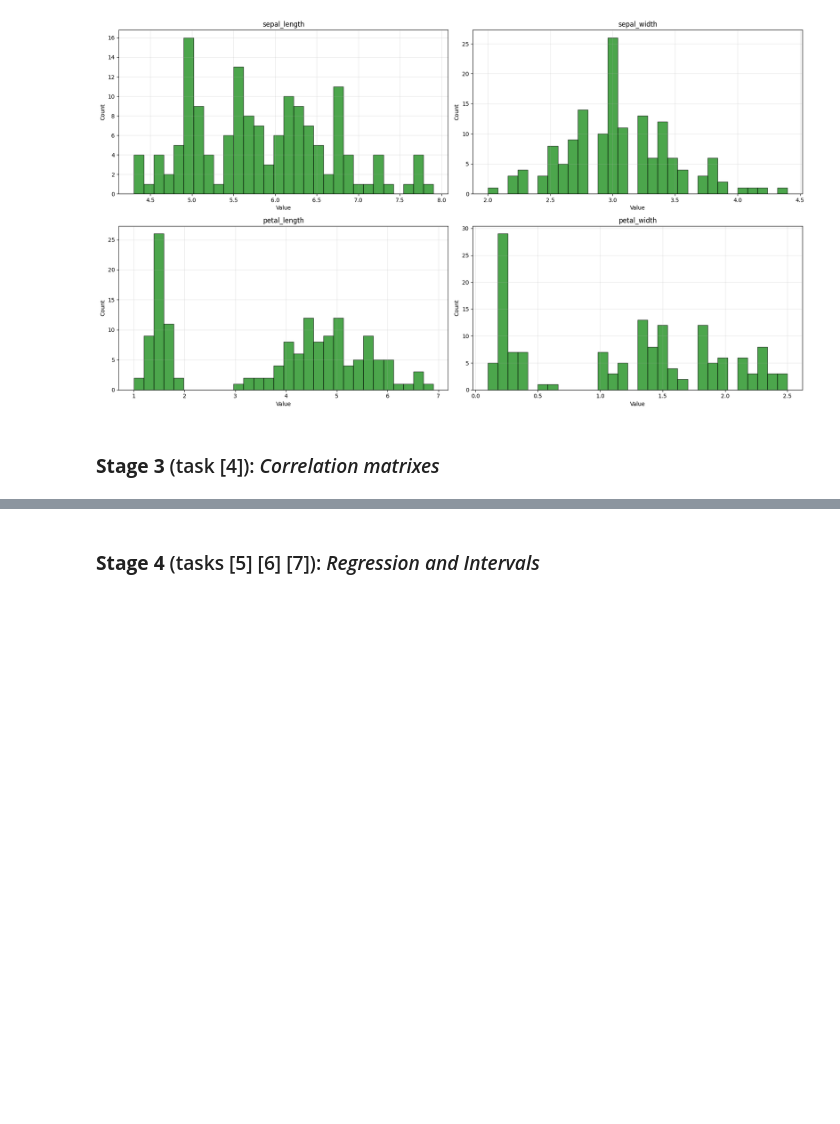
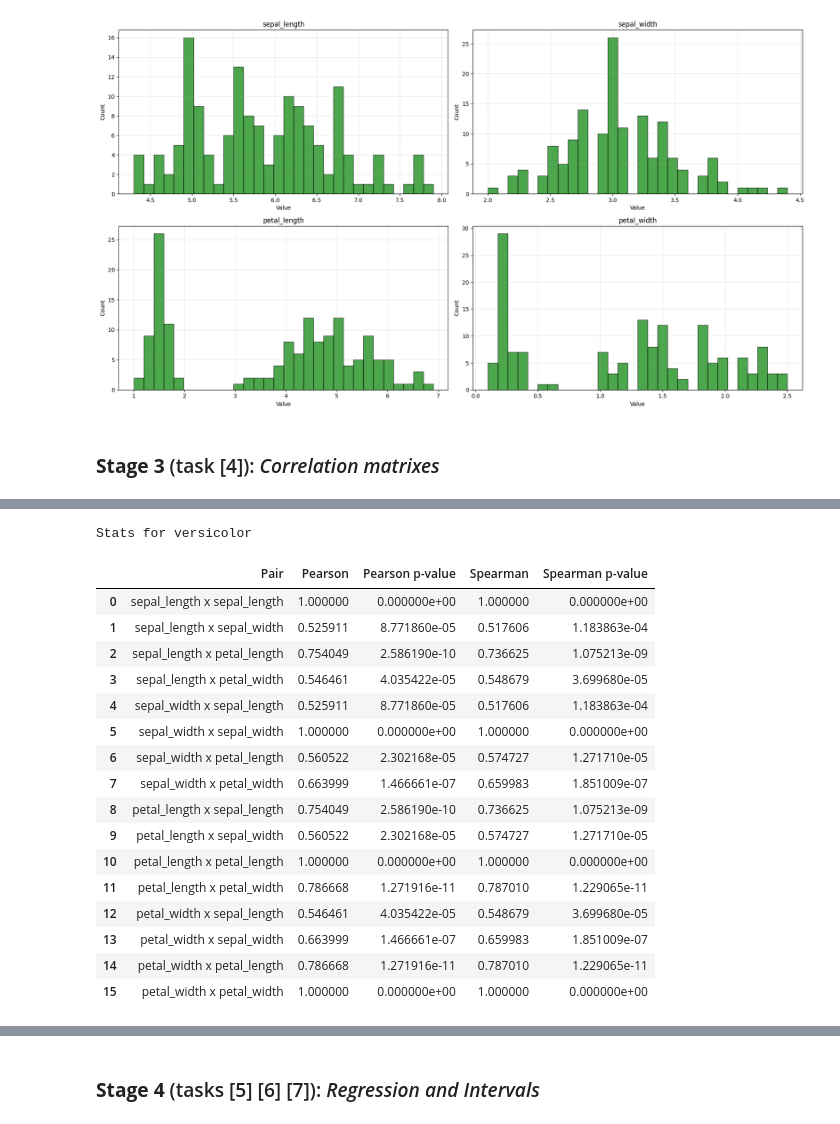
Before and after one commit to NoSignificantWorries/SDT, a Jupyter notebook: task1/task1.ipynb, the cells around one changed output, grey strips where cells are left out. Drawn from its saved outputs; the diff is of its cells as text; code cells hidden in the pictures; blank space fills up the shorter version.

```diff
--- a/task1/task1.ipynb
+++ b/task1/task1.ipynb
@@ -308,0 +386,22 @@ plotter.tight_layout()
+# %%
+print(f"Stats for {groups[2]}")
+all_data[2]
+# %% [output]
+Stats for versicolor
+|  | Pair | Pearson | Pearson p-value | Spearman | Spearman p-value |
+| 0 | sepal_length x sepal_length | 1.000000 | 0.000000e+00 | 1.000000 | 0.000000e+00 |
+| 1 | sepal_length x sepal_width | 0.525911 | 8.771860e-05 | 0.517606 | 1.183863e-04 |
+| 2 | sepal_length x petal_length | 0.754049 | 2.586190e-10 | 0.736625 | 1.075213e-09 |
+| 3 | sepal_length x petal_width | 0.546461 | 4.035422e-05 | 0.548679 | 3.699680e-05 |
+| 4 | sepal_width x sepal_length | 0.525911 | 8.771860e-05 | 0.517606 | 1.183863e-04 |
+| 5 | sepal_width x sepal_width | 1.000000 | 0.000000e+00 | 1.000000 | 0.000000e+00 |
+| 6 | sepal_width x petal_length | 0.560522 | 2.302168e-05 | 0.574727 | 1.271710e-05 |
+| 7 | sepal_width x petal_width | 0.663999 | 1.466661e-07 | 0.659983 | 1.851009e-07 |
+| 8 | petal_length x sepal_length | 0.754049 | 2.586190e-10 | 0.736625 | 1.075213e-09 |
+| 9 | petal_length x sepal_width | 0.560522 | 2.302168e-05 | 0.574727 | 1.271710e-05 |
+| 10 | petal_length x petal_length | 1.000000 | 0.000000e+00 | 1.000000 | 0.000000e+00 |
+| 11 | petal_length x petal_width | 0.786668 | 1.271916e-11 | 0.787010 | 1.229065e-11 |
+| 12 | petal_width x sepal_length | 0.546461 | 4.035422e-05 | 0.548679 | 3.699680e-05 |
+| 13 | petal_width x sepal_width | 0.663999 | 1.466661e-07 | 0.659983 | 1.851009e-07 |
+| 14 | petal_width x petal_length | 0.786668 | 1.271916e-11 | 0.787010 | 1.229065e-11 |
+| 15 | petal_width x petal_width | 1.000000 | 0.000000e+00 | 1.000000 | 0.000000e+00 |
```
Also changed, not shown: parts of 7 cells of this notebook, 9 other files.
